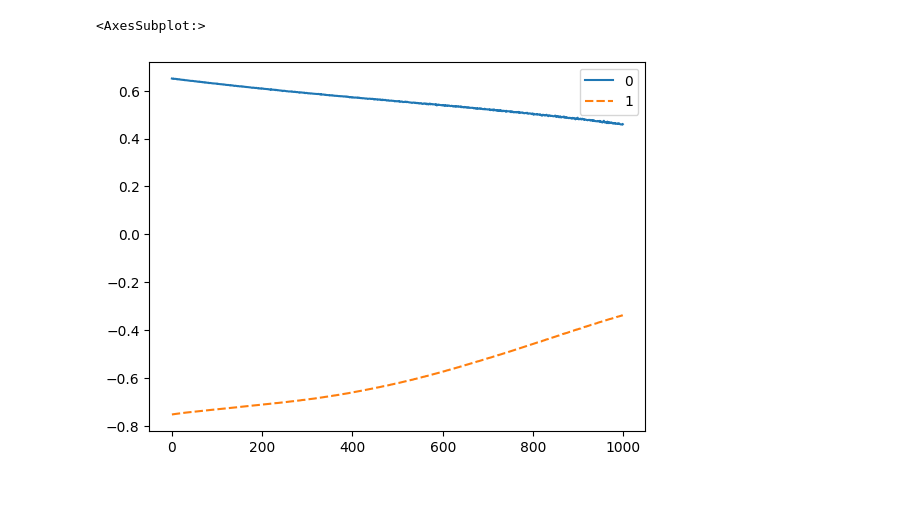
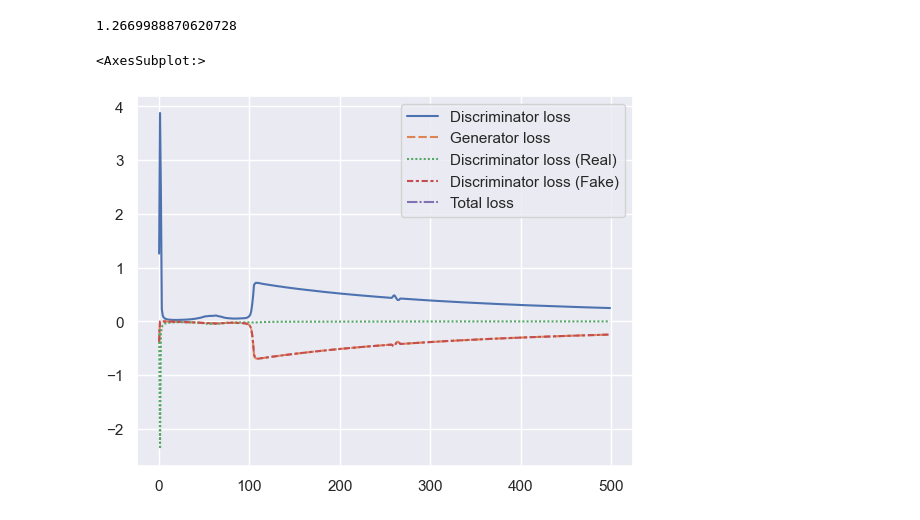
Before and after one commit to WvdL1995/GANs, a Jupyter notebook: GANs.ipynb, the cells around one changed output. Drawn from its saved outputs; the diff is of its cells as text; code cells hidden in the pictures; blank space fills up the shorter version.

Commit message:
found and fixed typo in generator optimizer step

```diff
--- a/GANs.ipynb
+++ b/GANs.ipynb
@@ -94,45 +142,76 @@ def dis_loss(m):
     x = torch.from_numpy(data_distribution(m)).float().to(dev)
     z = torch.from_numpy(noisesample(m)).float().to(dev)
     cost_d = torch.mean(torch.log(Discriminator(x))+(torch.log(1-Discriminator(Generator(z)))))
-    return -cost_d
+    return -1*cost_d
 def dis_lossR(m):
+    """Calculates loss based on only real data"""
     x = torch.from_numpy(data_distribution(m)).float().to(dev)
-    return -torch.mean(torch.log(Discriminator(x)))
-
+    return torch.mean(torch.log(Discriminator(x)))
+def dis_lossF(m):
+    """Calculates loss based on only fake data"""
+    z = torch.from_numpy(noisesample(m)).float().to(dev)
+    return torch.mean(torch.log(1-Discriminator(Generator(z))))
 def gen_loss(m):
     z = torch.from_numpy(noisesample(m)).float().to(dev)
     cost_g = torch.mean(torch.log(1-Discriminator(Generator(z))))
+    #cost_g = -1*torch.mean(torch.log(Discriminator(Generator(z))))
     return cost_g
+
+print(dis_loss([100,arraylength]).item())
+x = torch.from_numpy(data_distribution(m)).float().to(dev)
+z = torch.from_numpy(noisesample(m)).float().to(dev)
+
+#print(x)
+loss = -1*torch.mean(torch.log(Discriminator(x))+(torch.log(1-Discriminator(Generator(z)))))
+# %% [output]
+1.2669988870620728
 # %%
-lr=0.001
+lr=0.01
 gen_opt = torch.optim.SGD(Generator.parameters(),lr)
 dis_opt = torch.optim.SGD(Discriminator.parameters(),lr)
 # %%
-m = [5,arraylength] #batchsize
-maxiter = 1000
+m = [100,arraylength] #batchsize
+maxiter = 500
 gen_losses = []
 dis_losses = []
+dis_lossesR = []
+dis_lossesF = []
 tot_losses = []
 for iter in tqdm(range(maxiter)):
     #loss = tot_loss(m)
     #tot_losses.append(loss.item())
     # discriminator update
-    dis_opt.zero_grad()
     for k in range(1):
+        dis_opt.zero_grad()
         loss = dis_loss(m)
+        # if loss.item()<= 0.5:
+        #     break
         loss.backward()
+        #print(loss)
         dis_opt.step()
-    dis_losses.append(dis_lossR(m).item())
-    #dis_losses.append(loss.item())
+        tot_losses.append(tot_loss(m).item())
+        dis_losses.append(loss.item())
+        dis_lossesR.append(dis_lossR(m).item())
+        dis_lossesF.append(dis_lossF(m).item())
+        gen_losses.append(gen_loss(m).item())
     # generator update
-    gen_opt.zero_grad()
-    loss = gen_loss(m)
-    gen_losses.append(loss.item())
-    loss.backward()
-    dis_opt.step()
+    for k in range(1):
+        gen_opt.zero_grad()
+        loss = gen_loss(m)
+        #gen_losses.append(loss.item())
+        loss.backward()
+        gen_opt.step()
 #sns.lineplot(data=[dis_losses,gen_losses,tot_losses])
-sns.lineplot(data=[dis_losses,gen_losses])
+d1 = {'Discriminator loss':dis_losses,
+      'Generator loss': gen_losses,
+      'Discriminator loss (Real)':dis_lossesR,
+      'Discriminator loss (Fake)':dis_lossesF,
+      'Total loss': tot_losses}
+losses = pd.DataFrame(data=d1)
+sns.lineplot(data=losses)
+#axis labels!
+#sns.lineplot(dis_losses)
 # %% [output]
 <AxesSubplot:>
-[figure, old version]
+[figure, new version]
 # %%
```
Also changed, not shown: parts of 9 cells of this notebook, 1 other file.
